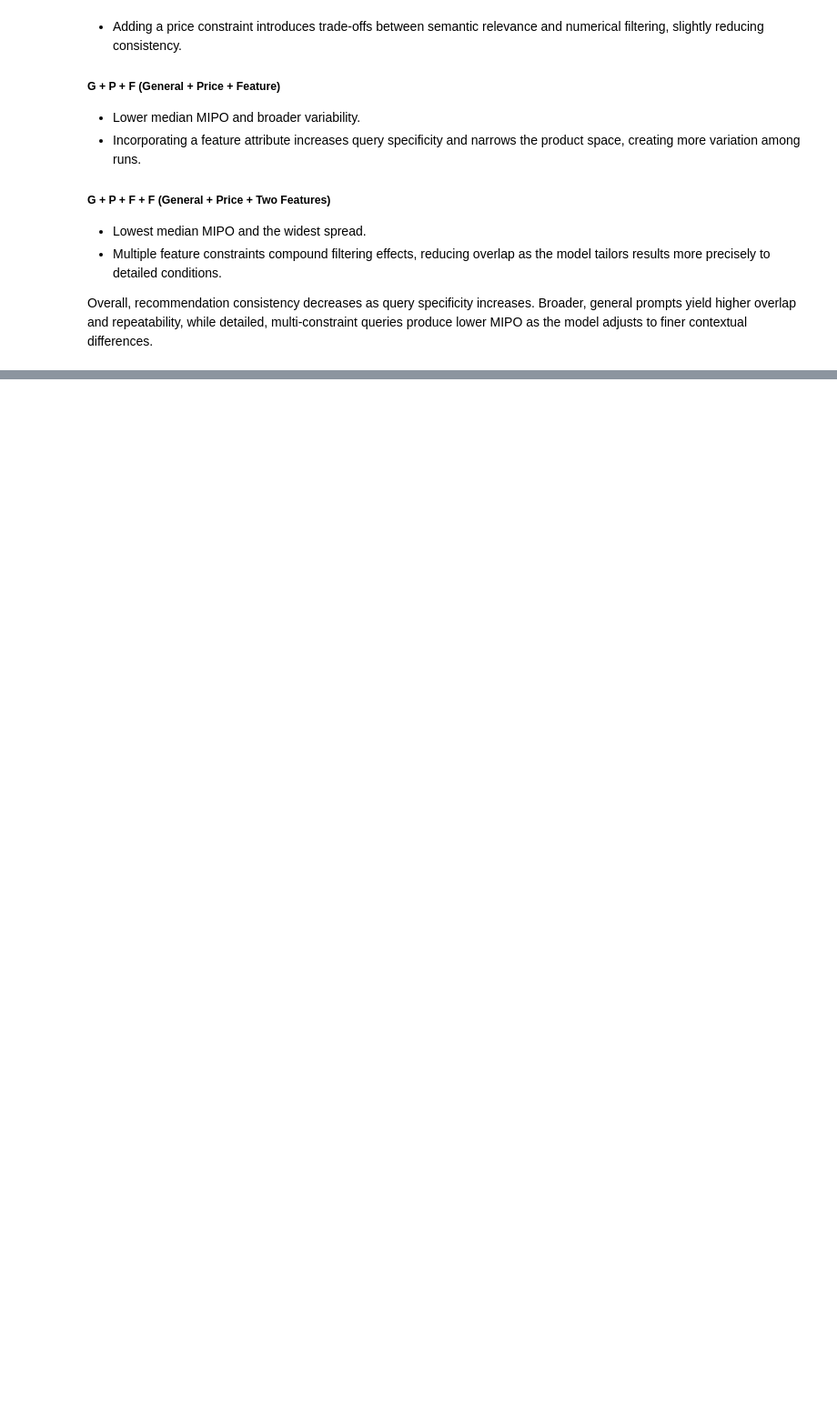
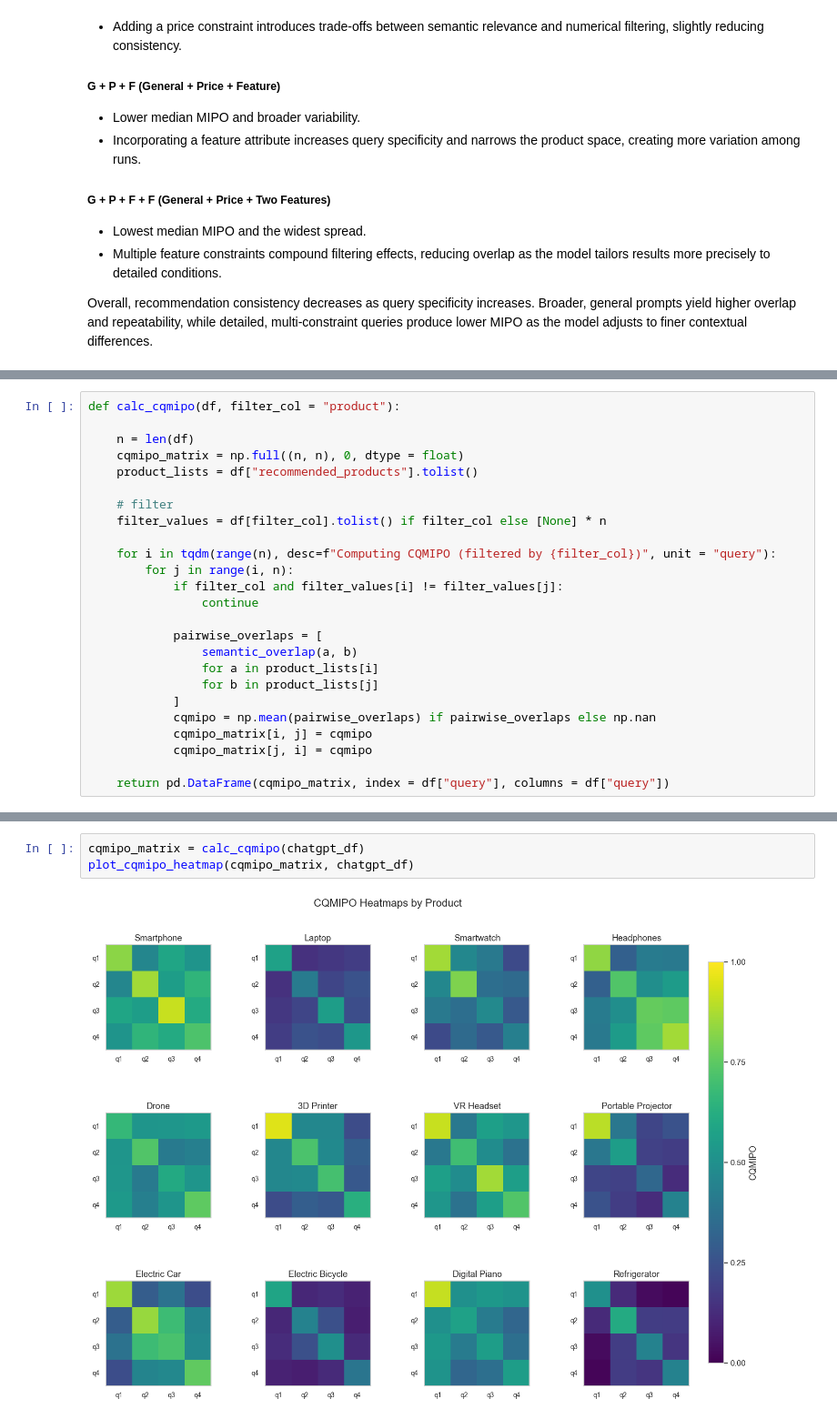
Before and after one commit to LorenzoCirac/Search-vs-Generation-A-Comparative-Study-of-Bing-and-ChatGPT-in-Product-Recommendations, a Jupyter notebook: notebooks/ChatGPT/ChatGPT Product Consistency.ipynb, the cells around one changed output, grey strips where cells are left out. Shown at 91% size. Saved outputs shown, nothing was run; the diff lists cells and outputs as text; blank space fills up the shorter version.

Commit message:
cross query mean internal product consistency analysis added

```diff
--- a/notebooks/ChatGPT/ChatGPT Product Consistency.ipynb
+++ b/notebooks/ChatGPT/ChatGPT Product Consistency.ipynb
@@ -215,0 +226,25 @@ fix, ax = boxplot(
+# %%
+def calc_cqmipo(df, filter_col = "product"):
+
+    n = len(df)
+    cqmipo_matrix = np.full((n, n), 0, dtype = float)
+    product_lists = df["recommended_products"].tolist()
+
+    # filter
+    filter_values = df[filter_col].tolist() if filter_col else [None] * n
+
+    for i in tqdm(range(n), desc=f"Computing CQMIPO (filtered by {filter_col})", unit = "query"):
+        for j in range(i, n):
+            if filter_col and filter_values[i] != filter_values[j]:
+                continue
+
+            pairwise_overlaps = [
+                semantic_overlap(a, b)
+                for a in product_lists[i]
+                for b in product_lists[j]
+            ]
+            cqmipo = np.mean(pairwise_overlaps) if pairwise_overlaps else np.nan
+            cqmipo_matrix[i, j] = cqmipo
+            cqmipo_matrix[j, i] = cqmipo
+
+    return pd.DataFrame(cqmipo_matrix, index = df["query"], columns = df["query"])
@@ -215,0 +309,5 @@ fix, ax = boxplot(
+# %%
+cqmipo_matrix = calc_cqmipo(chatgpt_df)
+plot_cqmipo_heatmap(cqmipo_matrix, chatgpt_df)
+# %% [output]
+[figure, added]
```
Also changed, not shown: parts of 9 cells of this notebook, 1 other file.
